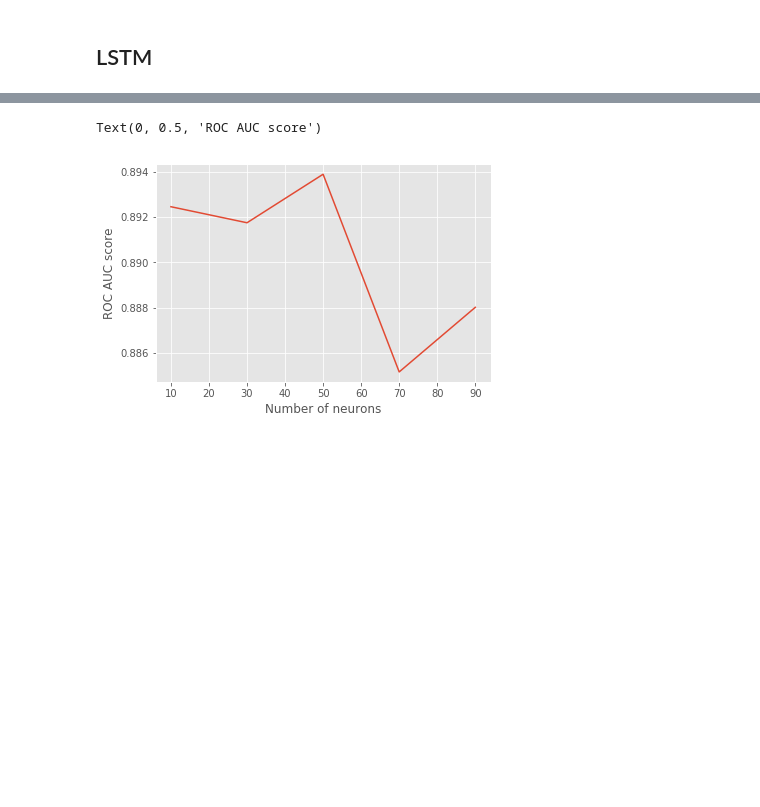
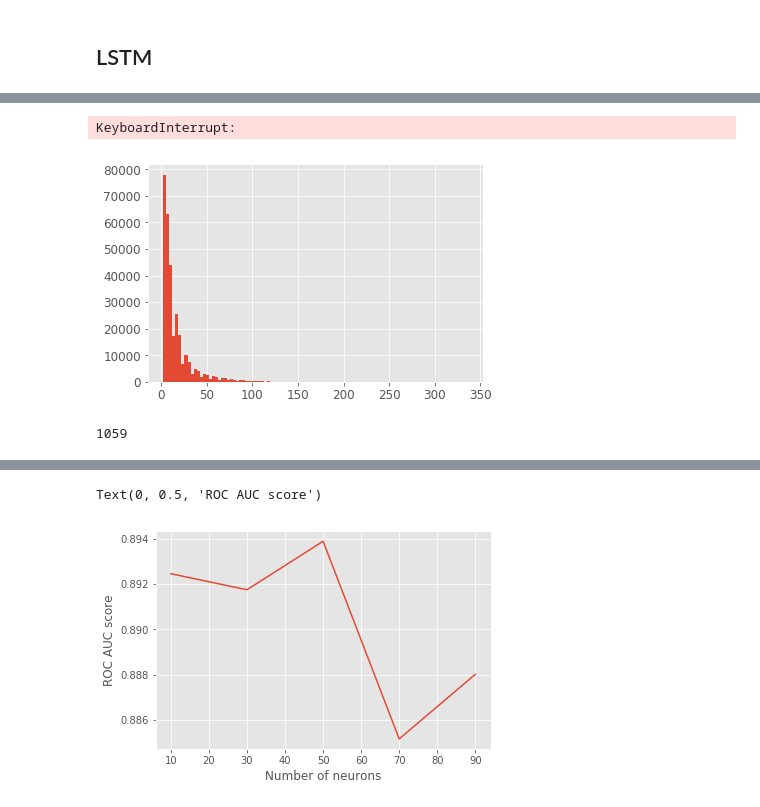
Before and after one commit to rkhass/Research, a Jupyter notebook: 03-LSTM.ipynb, the cells around one changed output, grey strips where cells are left out. Drawn from its saved outputs; the diff is of its cells as text; code cells hidden in the pictures; blank space fills up the shorter version.

```diff
--- a/03-LSTM.ipynb
+++ b/03-LSTM.ipynb
@@ -83,3 +440,7 @@ def auroc(y_true, y_pred):
+# %%
+tokenizer.texts_to_sequences(sents[0][train.id].sort_values())
+# %% [output]
+KeyboardInterrupt:
 # %%
 tokenizer = Tokenizer(num_words=5000)
 tokenizer.fit_on_texts(sents[0])
@@ -89,3 +450,7 @@ X_val = tokenizer.texts_to_sequences(sents[1])
 X_test = tokenizer.texts_to_sequences(sents[2])
 
 vocab_size = len(tokenizer.word_index) + 1
+# %%
+plt.hist(a, bins=100);
+# %% [output]
+[figure, added]
@@ -140,3 +514,7 @@ def model_with_LSTM(embedding_dim, vocab_size, maxlen):
 #                     batch_size=1000)
 
 #     history_all.append(history)
+# %%
+max([len(i) for i in sents[0]])
+# %% [output]
+1059
```
Also changed, not shown: parts of 53 cells of this notebook, 8 other files.
